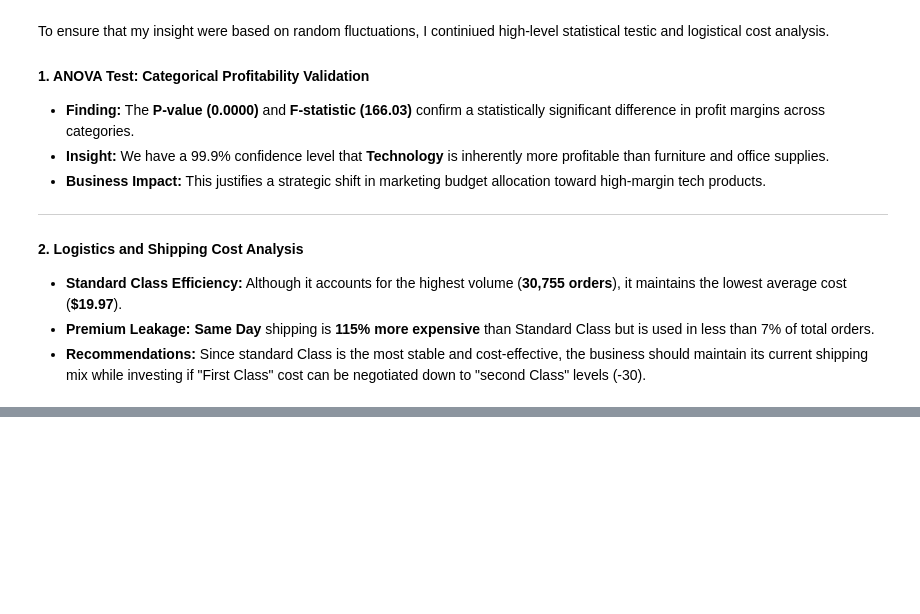
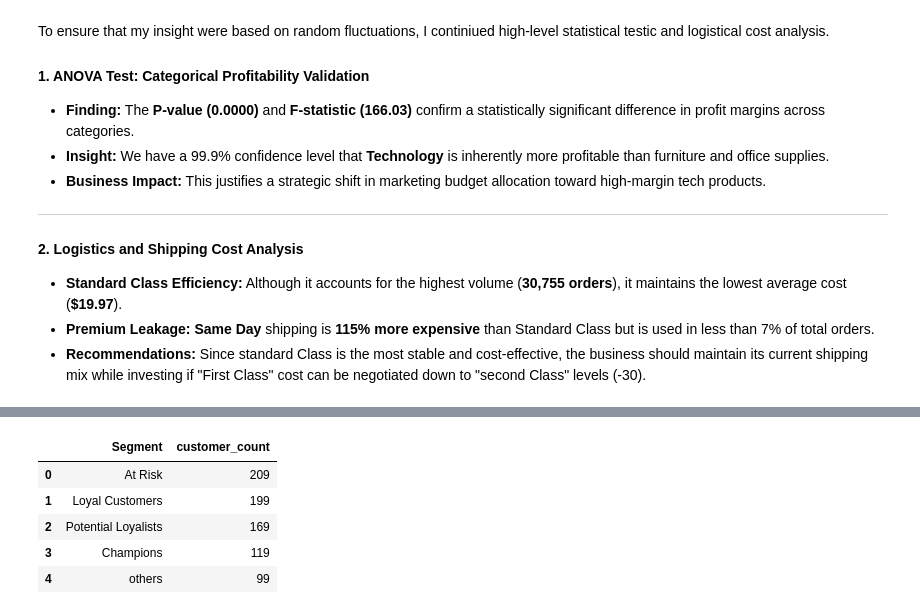
Before and after one commit to saba-aslani/Customer-Segmentation-RFM, a Jupyter notebook: rfm_customer_segmentation.ipynb, the cells around one changed output, grey strips where cells are left out. Cells and saved outputs as stored; diff of their text form; code cells hidden in the pictures; blank space fills up the shorter version.

```diff
--- a/rfm_customer_segmentation.ipynb
+++ b/rfm_customer_segmentation.ipynb
@@ -584,0 +591,23 @@ To ensure that my insight were based on random fluctuations, I continiued high-l
+# %%
+import sqlite3
+
+# Connect to SQLite database created by ETL pipeline
+conn = sqlite3.connect("rfm.db")
+
+# Query customer count by RFM segment
+query = """
+SELECT Segment, COUNT(*) AS customer_count
+FROM rfm_table
+GROUP BY Segment
+ORDER BY customer_count DESC
+"""
+# Execute the SQL query and return result as dataframe
+df = pd.read_sql(query, conn)
+df
+# %% [output]
+|  | Segment | customer_count |
+| 0 | At Risk | 209 |
+| 1 | Loyal Customers | 199 |
+| 2 | Potential Loyalists | 169 |
+| 3 | Champions | 119 |
+| 4 | others | 99 |
```
Also changed, not shown: parts of 2 cells of this notebook.
